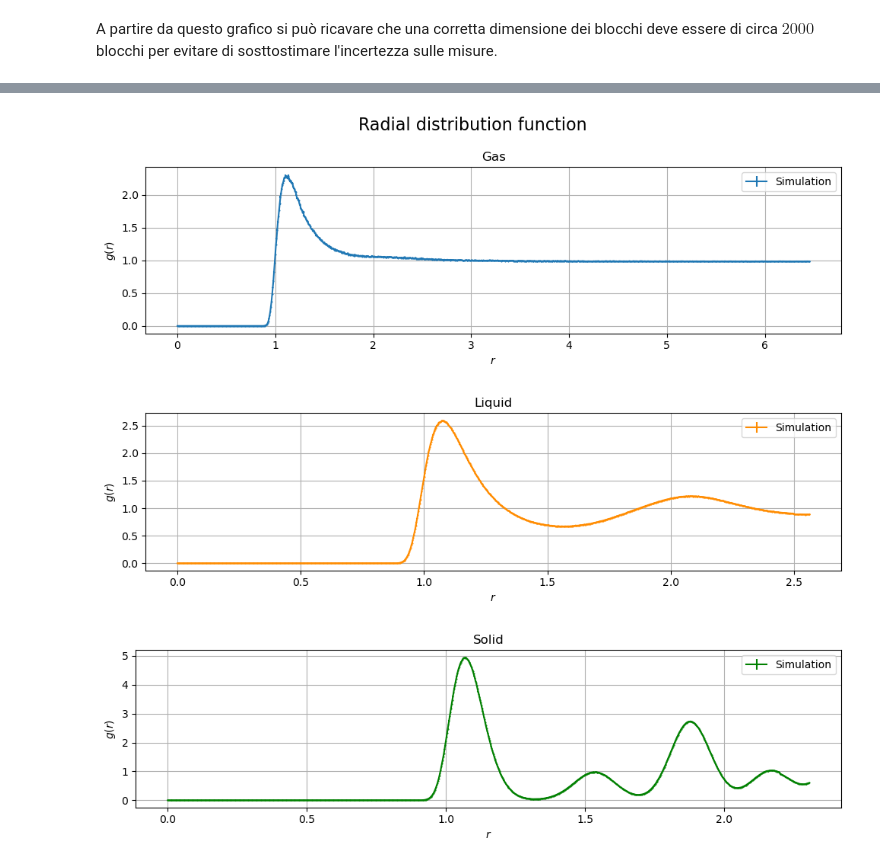
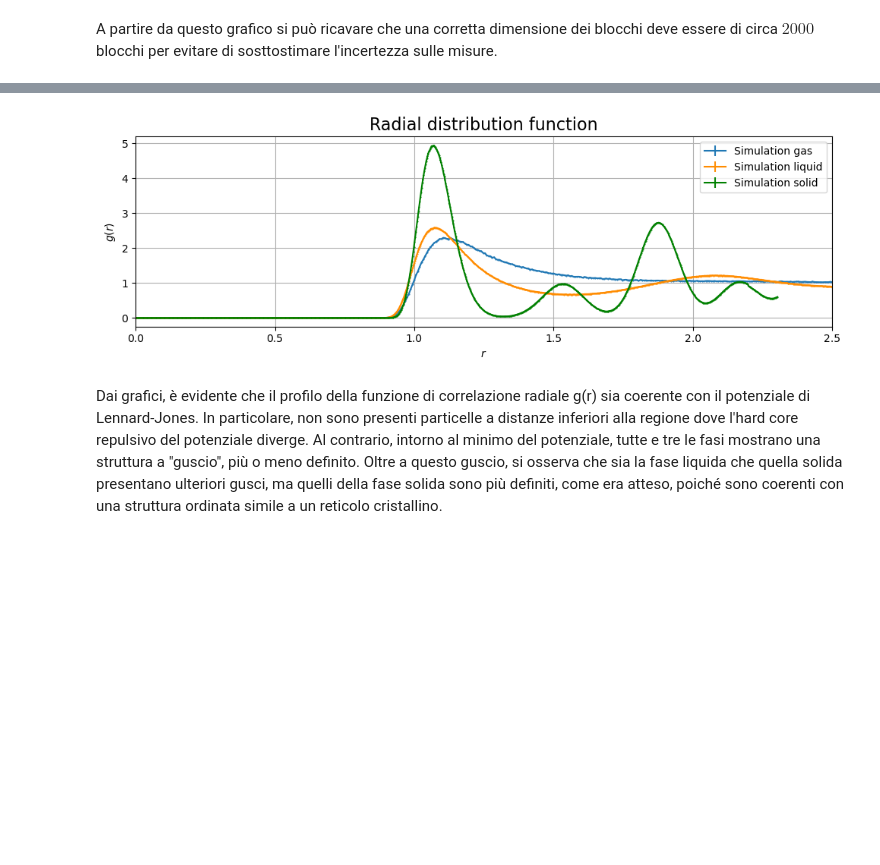
Before and after one commit to matteopicciolini/Numeric-Simulation-Laboratory, a Jupyter notebook: JupyterNotebooks/Exercises_07.ipynb, the cells around one changed output, grey strips where cells are left out. Drawn from its saved outputs; the diff is of its cells as text; code cells hidden in the pictures; blank space fills up the shorter version.

```diff
--- a/JupyterNotebooks/Exercises_07.ipynb
+++ b/JupyterNotebooks/Exercises_07.ipynb
@@ -284,52 +294,30 @@ Mostro di seguito il risultato delle simulazioni.
 # %%
 #GAS
 plt.figure(figsize = (10,3.5))
-x_label, progressive_sum, progressive_error = np.loadtxt('../Data/07.1_MC_gas_1.20_finalGr.dat',
+x_label, progressive_sum, progressive_error = np.loadtxt('../Data/07.1_MC_gas_1.20_gdr.dat',
                                                          unpack = True, usecols = (0, 1, 2))
 plt.errorbar(x_label, progressive_sum, yerr = progressive_error, marker = 'o',
-             markersize = 0.5, label = 'Simulation')
-plt.title('Gas')
+             markersize = 0.5, label = 'Simulation gas')
+x_label, progressive_sum, progressive_error = np.loadtxt('../Data/07.1_MC_liquid_1.10_gdr.dat',
+                                                         unpack = True, usecols = (0, 1, 2))
+plt.errorbar(x_label, progressive_sum, yerr = progressive_error, marker = 'o',
+             markersize = 0.5, label = 'Simulation liquid', color = 'darkorange')
+x_label, progressive_sum, progressive_error = np.loadtxt('../Data/07.1_MC_solid_0.80_gdr.dat',
+                                                         unpack = True, usecols = (0, 1, 2))
+plt.errorbar(x_label, progressive_sum, yerr = progressive_error, marker = 'o',
+             markersize = 0.5, label = 'Simulation solid', color = 'green')
+plt.title('Radial distribution function', fontsize = 16)
 plt.ylabel('$g(r)$')
 plt.xlabel('$r$')
 plt.legend()
 plt.grid()
-plt.suptitle('Radial distribution function', fontsize = 16)
+plt.xlim(0,2.5)
 plt.tight_layout()
 plt.show()
-
-
-#LIQUID
-plt.figure(figsize = (10,3))
-x_label, progressive_sum, progressive_error = np.loadtxt('../Data/07.1_MC_liquid_1.10_finalGr.dat',
-                                                         unpack = True, usecols = (0, 1, 2))
-plt.errorbar(x_label, progressive_sum, yerr = progressive_error, marker = 'o',
-             markersize = 0.5, label = 'Simulation', color = 'darkorange')
-plt.title('Liquid')
-plt.ylabel('$g(r)$')
-plt.xlabel('$r$')
-plt.legend()
-plt.grid()
-plt.tight_layout()
-plt.show()
-
-
-#SOLID
-plt.figure(figsize = (10,3))
-x_label, progressive_sum, progressive_error = np.loadtxt('../Data/07.1_MC_solid_0.80_finalGr.dat',
-                                                         unpack = True, usecols = (0, 1, 2))
-plt.errorbar(x_label, progressive_sum, yerr = progressive_error, marker = 'o',
-             markersize = 0.5, label = 'Simulation', color = 'green')
-plt.title('Solid')
-plt.ylabel('$g(r)$')
-plt.xlabel('$r$')
-plt.legend()
-plt.grid()
-plt.tight_layout()
-plt.show()
 # %% [output]
-[figure, old version]
+[figure, new version]
-[figure, removed]
-[figure, removed]
+# %% [markdown]
+Dai grafici, è evidente che il profilo della funzione di correlazione radiale g(r) sia coerente con il potenziale di Lennard-Jones. In particolare, non sono presenti particelle a distanze inferiori alla regione dove l'hard core repulsivo del potenziale diverge. Al contrario, intorno al minimo del potenziale, tutte e tre le fasi mostrano una struttura a "guscio", più o meno definito. Oltre a questo guscio, si osserva che sia la fase liquida che quella solida presentano ulteriori gusci, ma quelli della fase solida sono più definiti, come era atteso, poiché sono coerenti con una struttura ordinata simile a un reticolo cristallino.
 # %% [markdown]
 ## Exercise 07.4
 
```
Also changed, not shown: parts of 6 cells of this notebook, 21 other files.
